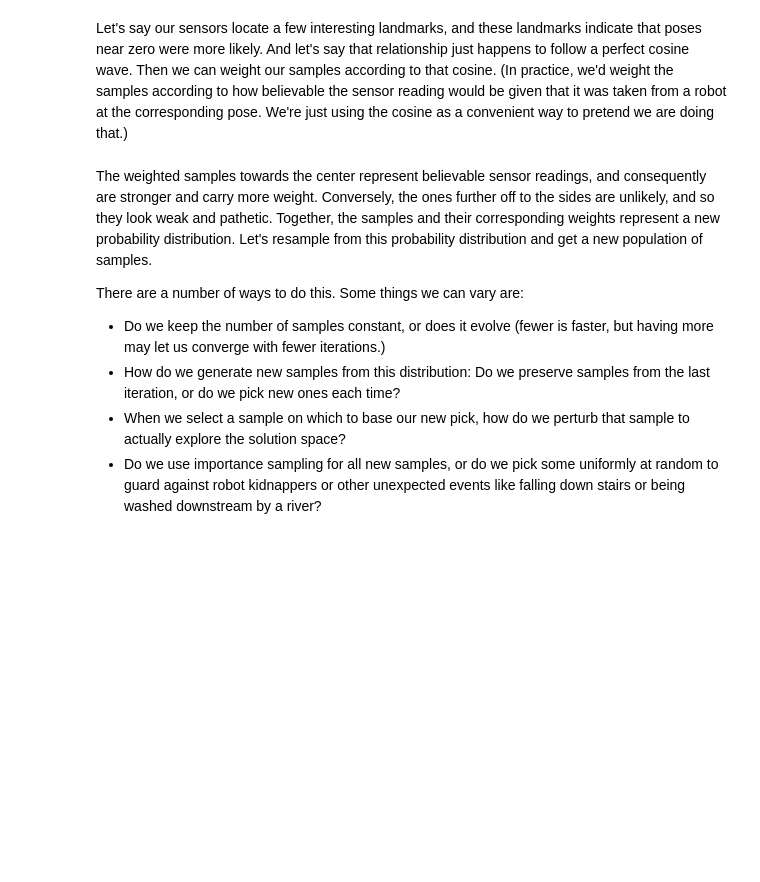
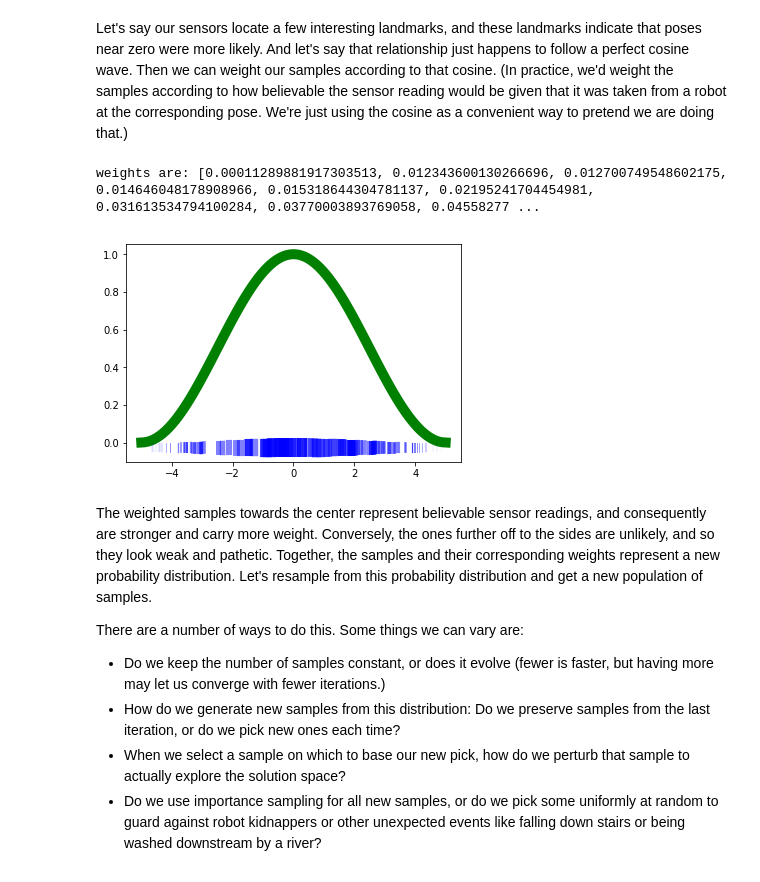
Before and after one commit to jfogarty/machine-learning-intro-workshop, a Jupyter notebook: notebooks/particle_filters.ipynb, the cells around one changed output. Drawn from its saved outputs; the diff is of its cells as text; code cells hidden in the pictures; blank space fills up the shorter version.

```diff
--- a/notebooks/particle_filters.ipynb
+++ b/notebooks/particle_filters.ipynb
@@ -30,7 +32,7 @@ MAX_X = 5
 # Number of samples we will track.
 # Smaller numbers like 5 are good for seeing what happens to individual samples.
 # Bigger numbers like 500 are better for seeing what the distribution looks like.
-numSamples = 10
+numSamples = 120
 
 def make_new_apriori_sample():
   return random.random() * (MAX_X-MIN_X) + MIN_X
@@ -51,14 +56,18 @@ dummy=[plt.plot((i,i), (-0.05, 0), linewidth=1, color='b', alpha=0.5) for i in s
 # %% [markdown]
 Let's say our sensors locate a few interesting landmarks, and these landmarks indicate that poses near zero were more likely.  And let's say that relationship just happens to follow a perfect cosine wave.  Then we can weight our samples according to that cosine.  (In practice, we'd weight the samples according to how believable the sensor reading would be given that it was taken from a robot at the corresponding pose.  We're just using the cosine as a convenient way to pretend we are doing that.)
 # %%
-def sensor_model_likelihood_from_position(x):
+def sensor_model_likelihood_from_position(x):  # returns 0..1 for input -5..5
   return (math.cos(x*math.pi/5)+1)/2
 
 ys = np.array([sensor_model_likelihood_from_position(i) for i in guideXs])
 plt.plot(guideXs, ys, color='g', linewidth=10)
-ws = [(math.cos(i*math.pi/5)+1)/2 for i in sampleXs] # all weights 0..2
+ws = [sensor_model_likelihood_from_position(i) for i in sampleXs] # all weights 0..1
+#ws = [(math.cos(i*math.pi/5)+1)/2 for i in sampleXs] # all weights 0..1
 print("weights are: "+str(ws))
 dummy=[plt.plot((i,i), (-0.05, 0), linewidth=10*sensor_model_likelihood_from_position(i), color='b', alpha=0.5) for i in sampleXs]
+# %% [output]
+weights are: [0.00011289881917303513, 0.012343600130266696, 0.012700749548602175, 0.014646048178908966, 0.015318644304781137, 0.02195241704454981, 0.031613534794100284, 0.03770003893769058, 0.04558277 ...
+[figure, added]
 # %% [markdown]
 The weighted samples towards the center represent believable sensor readings, and consequently are stronger and carry more weight.  Conversely, the ones further off to the sides are unlikely, and so they look weak and pathetic.  Together, the samples and their corresponding weights represent a new probability distribution.  Let's resample from this probability distribution and get a new population of samples.
 
```
Also changed, not shown: parts of 12 cells of this notebook.
